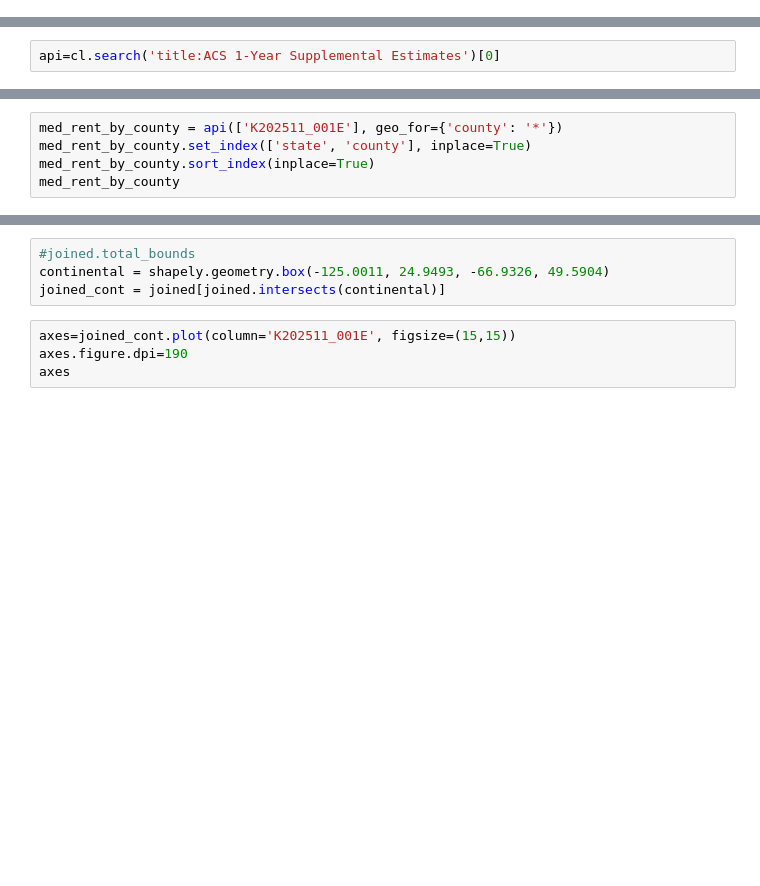
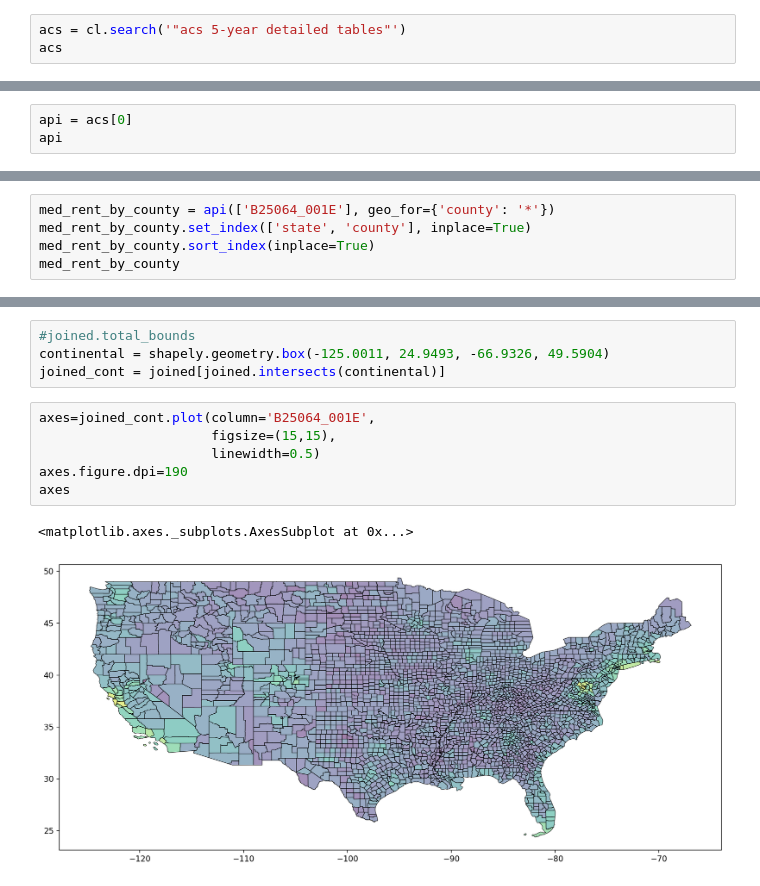
Before and after one commit to nkrishnaswami/uscensus, a Jupyter notebook: Census-example.ipynb, the cells around one changed output, grey strips where cells are left out. Saved outputs shown, nothing was run; the diff lists cells and outputs as text; blank space fills up the shorter version.

```diff
--- a/Census-example.ipynb
+++ b/Census-example.ipynb
@@ -48,0 +51,3 @@ acs1 = results[1]
+# %%
+acs = cl.search('"acs 5-year detailed tables"')
+acs
@@ -48,0 +56,3 @@ acs1 = results[1]
+# %%
+api = acs[0]
+api
@@ -53,2 +126,0 @@ acs1.concepts
-# %%
-api=cl.search('title:ACS 1-Year Supplemental Estimates')[0]
@@ -59,5 +127,5 @@ api.variables['K202511_001E']
 # %%
-med_rent_by_county = api(['K202511_001E'], geo_for={'county': '*'})
+med_rent_by_county = api(['B25064_001E'], geo_for={'county': '*'})
 med_rent_by_county.set_index(['state', 'county'], inplace=True)
 med_rent_by_county.sort_index(inplace=True)
 med_rent_by_county
@@ -92,8 +194,13 @@ joined = counties_df.join(med_rent_by_county)
 continental = shapely.geometry.box(-125.0011, 24.9493, -66.9326, 49.5904)
 joined_cont = joined[joined.intersects(continental)]
 # %%
-axes=joined_cont.plot(column='K202511_001E', figsize=(15,15))
+axes=joined_cont.plot(column='B25064_001E',
+                      figsize=(15,15),
+                      linewidth=0.5)
 axes.figure.dpi=190
 axes
+# %% [output]
+<matplotlib.axes._subplots.AxesSubplot at 0x...>
+[figure, added]
 # %%
 joined_cont.head()
```
Also changed, not shown: parts of 26 cells of this notebook, 13 other files.
